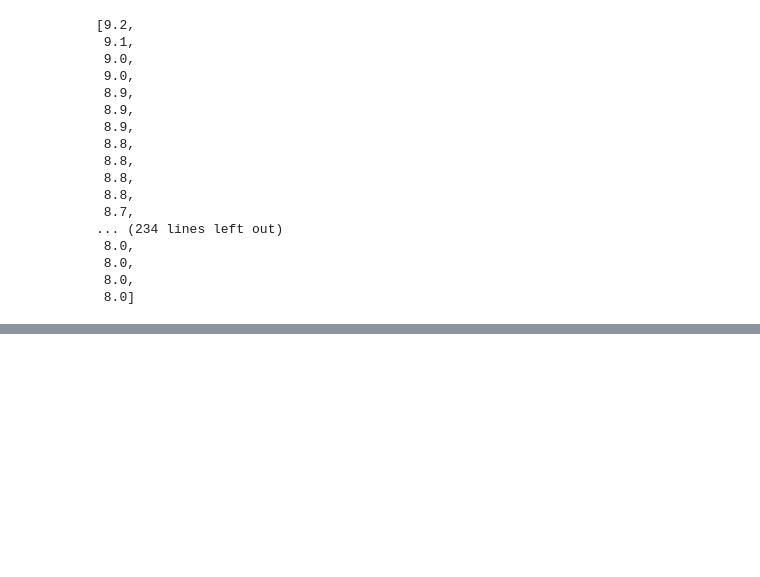
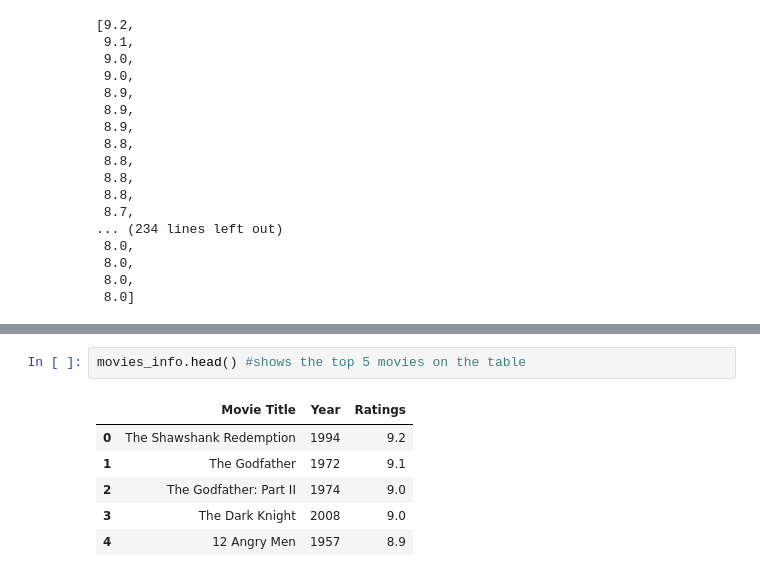
Before and after one commit to otimebhor/WEB-SCRAPING-PROJECT-, a Jupyter notebook: Web scraping project on IMDb.ipynb, the cells around one changed output, grey strips where cells are left out. Saved outputs shown, nothing was run; the diff lists cells and outputs as text; blank space fills up the shorter version.

```diff
--- a/Web scraping project on IMDb.ipynb
+++ b/Web scraping project on IMDb.ipynb
@@ -221,0 +283,9 @@ movie_rating
+# %%
+movies_info.head() #shows the top 5 movies on the table
+# %% [output]
+|  | Movie Title | Year | Ratings |
+| 0 | The Shawshank Redemption | 1994 | 9.2 |
+| 1 | The Godfather | 1972 | 9.1 |
+| 2 | The Godfather: Part II | 1974 | 9.0 |
+| 3 | The Dark Knight | 2008 | 9.0 |
+| 4 | 12 Angry Men | 1957 | 8.9 |
```
Also changed, not shown: parts of 15 cells of this notebook, 2 other files.
